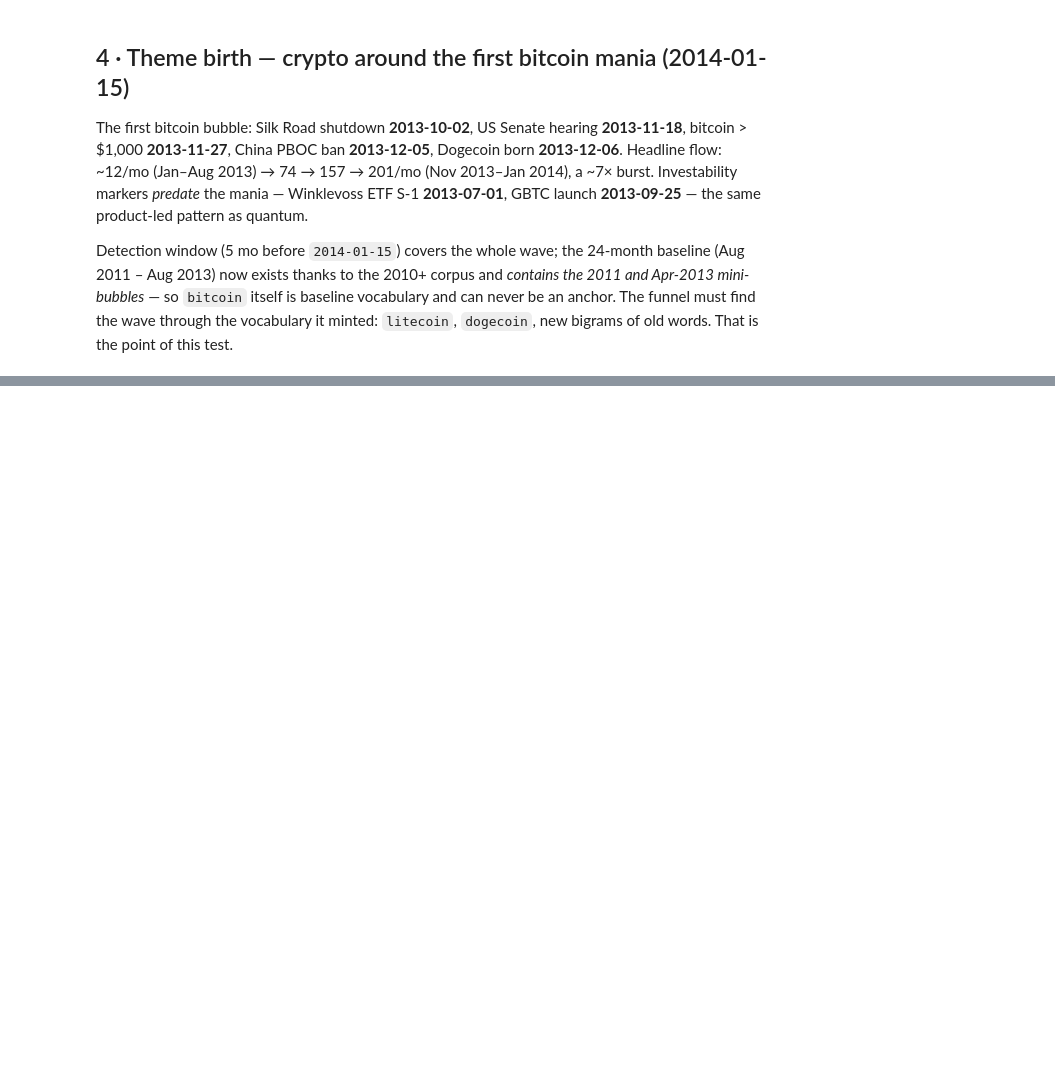
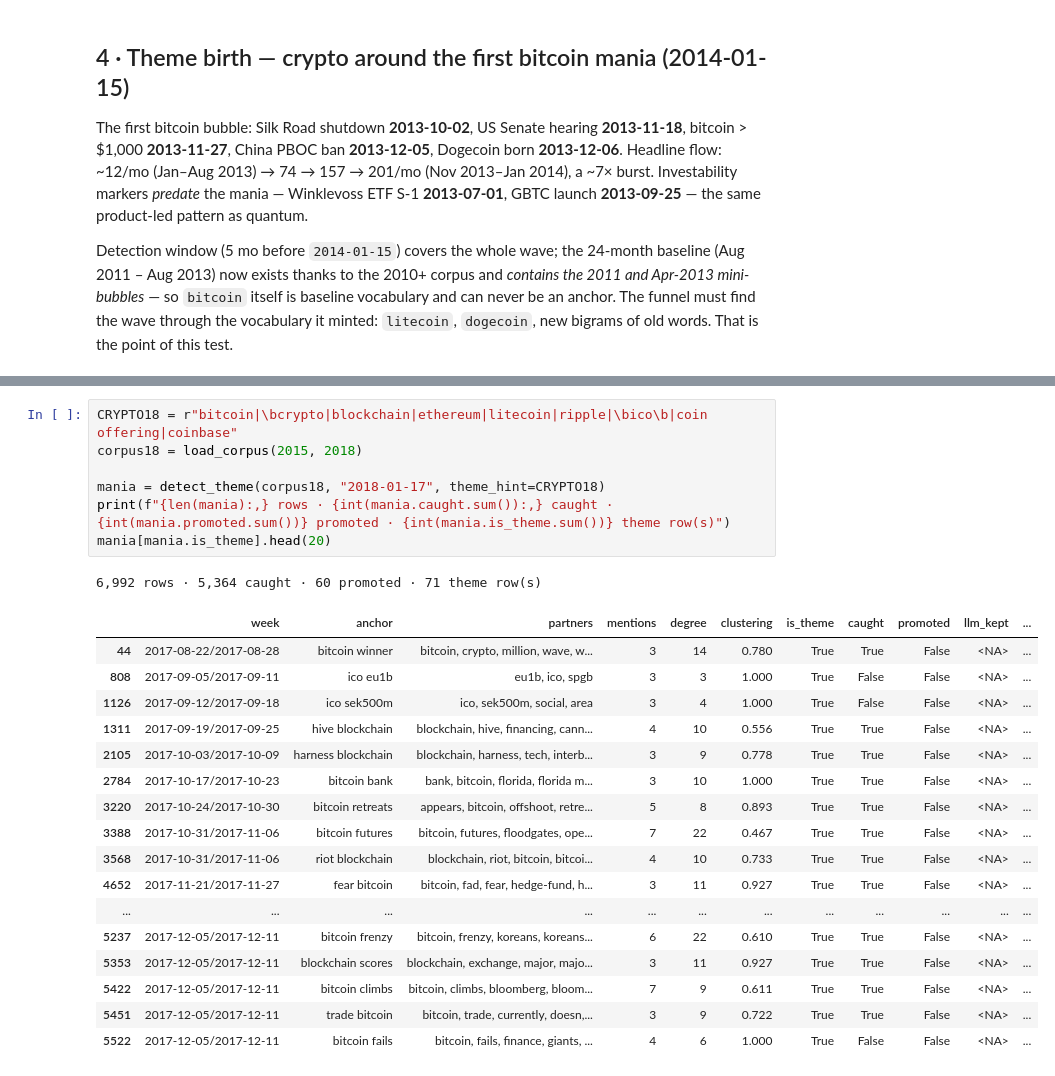
Before and after one commit to FedericoCinus/ThematicTrading, a Jupyter notebook: code/notebooks/0.28-theme-detect-demo.ipynb, the cells around one changed output, grey strips where cells are left out. Cells and saved outputs as stored; diff of their text form; blank space fills up the shorter version.

Commit message:
New run of 0.28 with new themes

```diff
--- a/code/notebooks/0.28-theme-detect-demo.ipynb
+++ b/code/notebooks/0.28-theme-detect-demo.ipynb
@@ -136,0 +175,26 @@ btc[btc.is_theme].head(20)
+# %%
+CRYPTO18 = r"bitcoin|\bcrypto|blockchain|ethereum|litecoin|ripple|\bico\b|coin offering|coinbase"
+corpus18 = load_corpus(2015, 2018)
+
+mania = detect_theme(corpus18, "2018-01-17", theme_hint=CRYPTO18)
+print(f"{len(mania):,} rows · {int(mania.caught.sum()):,} caught · {int(mania.promoted.sum())} promoted · {int(mania.is_theme.sum())} theme row(s)")
+mania[mania.is_theme].head(20)
+# %% [output]
+6,992 rows · 5,364 caught · 60 promoted · 71 theme row(s)
+|  | week | anchor | partners | mentions | degree | clustering | is_theme | caught | promoted | llm_kept | ... |
+| 44 | 2017-08-22/2017-08-28 | bitcoin winner | bitcoin, crypto, million, wave, w... | 3 | 14 | 0.780 | True | True | False | <NA> | ... |
+| 808 | 2017-09-05/2017-09-11 | ico eu1b | eu1b, ico, spgb | 3 | 3 | 1.000 | True | False | False | <NA> | ... |
+| 1126 | 2017-09-12/2017-09-18 | ico sek500m | ico, sek500m, social, area | 3 | 4 | 1.000 | True | False | False | <NA> | ... |
+| 1311 | 2017-09-19/2017-09-25 | hive blockchain | blockchain, hive, financing, cann... | 4 | 10 | 0.556 | True | True | False | <NA> | ... |
+| 2105 | 2017-10-03/2017-10-09 | harness blockchain | blockchain, harness, tech, interb... | 3 | 9 | 0.778 | True | True | False | <NA> | ... |
+| 2784 | 2017-10-17/2017-10-23 | bitcoin bank | bank, bitcoin, florida, florida m... | 3 | 10 | 1.000 | True | True | False | <NA> | ... |
+| 3220 | 2017-10-24/2017-10-30 | bitcoin retreats | appears, bitcoin, offshoot, retre... | 5 | 8 | 0.893 | True | True | False | <NA> | ... |
+| 3388 | 2017-10-31/2017-11-06 | bitcoin futures | bitcoin, futures, floodgates, ope... | 7 | 22 | 0.467 | True | True | False | <NA> | ... |
+| 3568 | 2017-10-31/2017-11-06 | riot blockchain | blockchain, riot, bitcoin, bitcoi... | 4 | 10 | 0.733 | True | True | False | <NA> | ... |
+| 4652 | 2017-11-21/2017-11-27 | fear bitcoin | bitcoin, fad, fear, hedge-fund, h... | 3 | 11 | 0.927 | True | True | False | <NA> | ... |
+| ... | ... | ... | ... | ... | ... | ... | ... | ... | ... | ... | ... |
+| 5237 | 2017-12-05/2017-12-11 | bitcoin frenzy | bitcoin, frenzy, koreans, koreans... | 6 | 22 | 0.610 | True | True | False | <NA> | ... |
+| 5353 | 2017-12-05/2017-12-11 | blockchain scores | blockchain, exchange, major, majo... | 3 | 11 | 0.927 | True | True | False | <NA> | ... |
+| 5422 | 2017-12-05/2017-12-11 | bitcoin climbs | bitcoin, climbs, bloomberg, bloom... | 7 | 9 | 0.611 | True | True | False | <NA> | ... |
+| 5451 | 2017-12-05/2017-12-11 | trade bitcoin | bitcoin, trade, currently, doesn,... | 3 | 9 | 0.722 | True | True | False | <NA> | ... |
+| 5522 | 2017-12-05/2017-12-11 | bitcoin fails | bitcoin, fails, finance, giants, ... | 4 | 6 | 1.000 | True | False | False | <NA> | ... |
```
Also changed, not shown: parts of 10 cells of this notebook.
